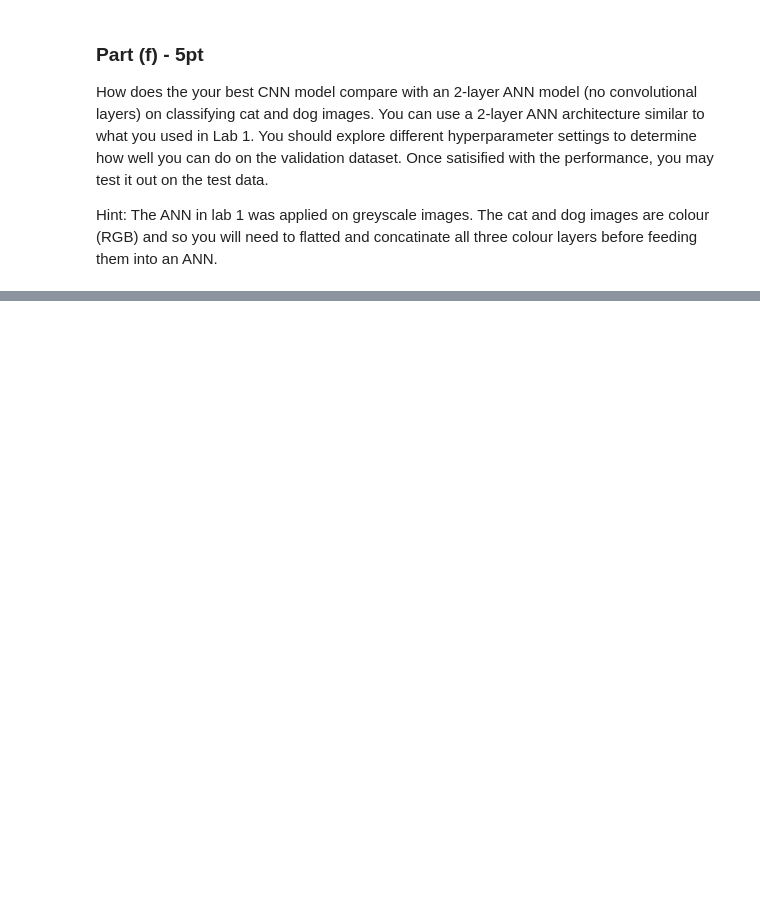
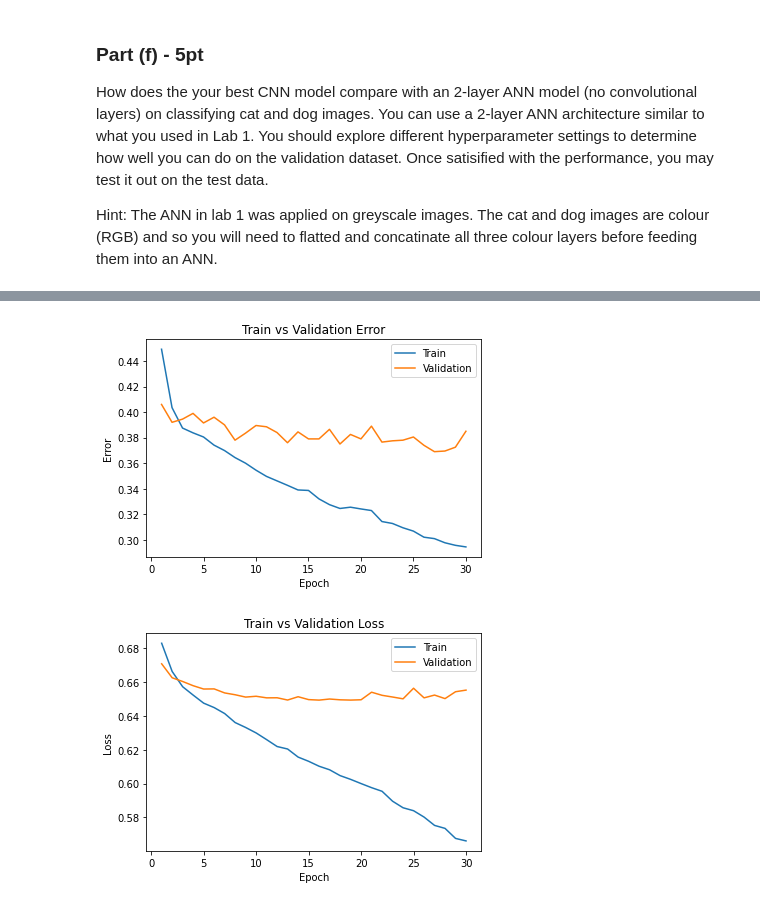
Before and after one commit to GreatArcStudios/APS360, a Jupyter notebook: Lab 2/Lab2 Cats vs Dogs.ipynb, the cells around one changed output, grey strips where cells are left out. Drawn from its saved outputs; the diff is of its cells as text; code cells hidden in the pictures; blank space fills up the shorter version.

```diff
--- a/Lab 2/Lab2 Cats vs Dogs.ipynb
+++ b/Lab 2/Lab2 Cats vs Dogs.ipynb
@@ -846,0 +879,6 @@ class SmallestNet(nn.Module):
+# %%
+smallest_net = SmallestNet()
+smallest_net_1 = train_net(smallest_net, batch_size=512, learning_rate=0.01, num_epochs=30)
+model_path = get_model_name("smallest", batch_size=512, learning_rate=0.01, epoch=29)
+plot_training_curve(model_path)
+# %% [output]
@@ -846,0 +902,2 @@ class SmallestNet(nn.Module):
+[figure, added]
+[figure, added]
```
Also changed, not shown: parts of 10 cells of this notebook.
